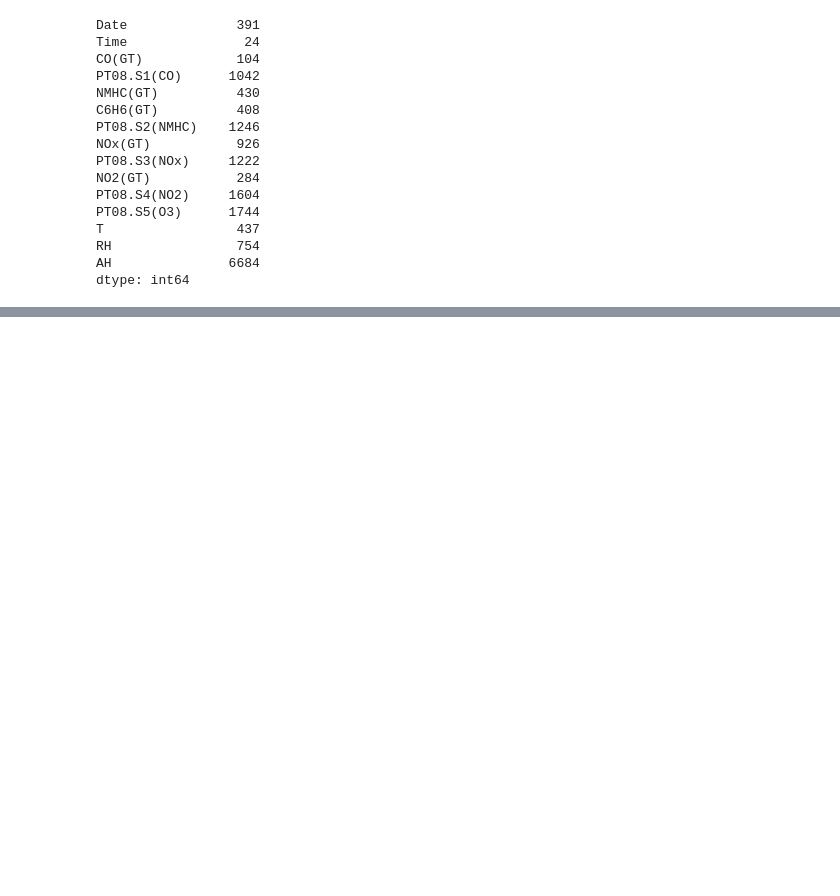
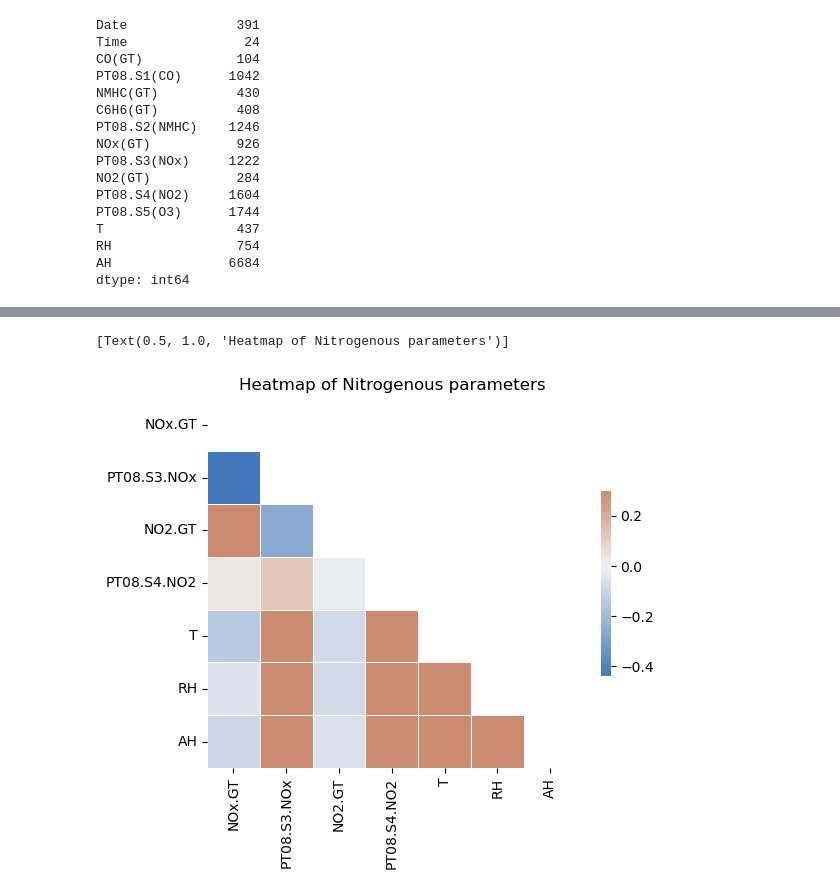
Before and after one commit to ubco-W2022T2-data301/project-group-group59, a Jupyter notebook: analysis/analysis2.ipynb, the cells around one changed output, grey strips where cells are left out. Saved outputs shown, nothing was run; the diff lists cells and outputs as text; code cells hidden in the pictures; blank space fills up the shorter version.

```diff
--- a/analysis/analysis2.ipynb
+++ b/analysis/analysis2.ipynb
@@ -123 +125,6 @@ heatmap.set(title='Heatmap of Parameters')
 - **Second Research Question (revised):**  What is causing the Nitrogenous oxides to have a negative correlating relationship with one another?
+# %%
+# An Initial Preview/ minimal cleaning
+df_bri_1 = pd.read_csv("../data/raw/AirQualityUCI.csv", sep= ";")
+df_bri_1.info()
+df_bri_1.head(25)
@@ -123,0 +166,8 @@ heatmap.set(title='Heatmap of Parameters')
+# %%
+#Renaming Columns to be used and dropping unecessary ones
+df_bri_1 =df_bri_1.rename(columns={'NOx(GT)':'NOx.GT', 'PT08.S3(NOx)': 'PT08.S3.NOx', 'PT08.S4(NO2)':'PT08.S4.NO2', 'NO2(GT)':'NO2.GT'})
+# %%
+#Cleaning/removing unessessary columns
+df_bri_1= df_bri_1.drop (columns=['Unnamed: 15','Unnamed: 16','CO(GT)','PT08.S1(CO)','NMHC(GT)','C6H6(GT)', 'PT08.S2(NMHC)','PT08.S5(O3)'])
+df_bri_1= df_bri_1.dropna()
+df_bri_1
@@ -123,0 +212,7 @@ heatmap.set(title='Heatmap of Parameters')
+# %%
+df_bri_1.replace(to_replace=",", value=".",regex=True, inplace=True )
+df_bri_1=df_bri_1.astype({'T': 'float', 'AH':'float','RH':'float'})
+
+df_bri_1_cleaned = df_bri_1.reset_index(drop=True)
+
+df_bri_1_cleaned.dtypes
@@ -123,0 +230,17 @@ heatmap.set(title='Heatmap of Parameters')
+# %%
+#df_bri_1_cleaned Heat Map
+corr = df_bri_1_cleaned.corr()
+
+# Generate a mask for the top right so we only generate one correlation per
+# pair of factors.
+mask = np.triu(np.ones_like(corr, dtype=np.bool_))
+
+# Generate custom color map
+cmap = sns.diverging_palette(250, 25, as_cmap=True)
+
+# Create figure using seaborn:
+heatmap = sns.heatmap(corr, mask=mask, cmap=cmap, vmax=.3, center=0, square=True, linewidths=.5, cbar_kws={"shrink": .5})
+heatmap.set(title='Heatmap of Nitrogenous parameters')
+# %% [output]
+[Text(0.5, 1.0, 'Heatmap of Nitrogenous parameters')]
+[figure, added]
```
Also changed, not shown: parts of 8 cells of this notebook.
